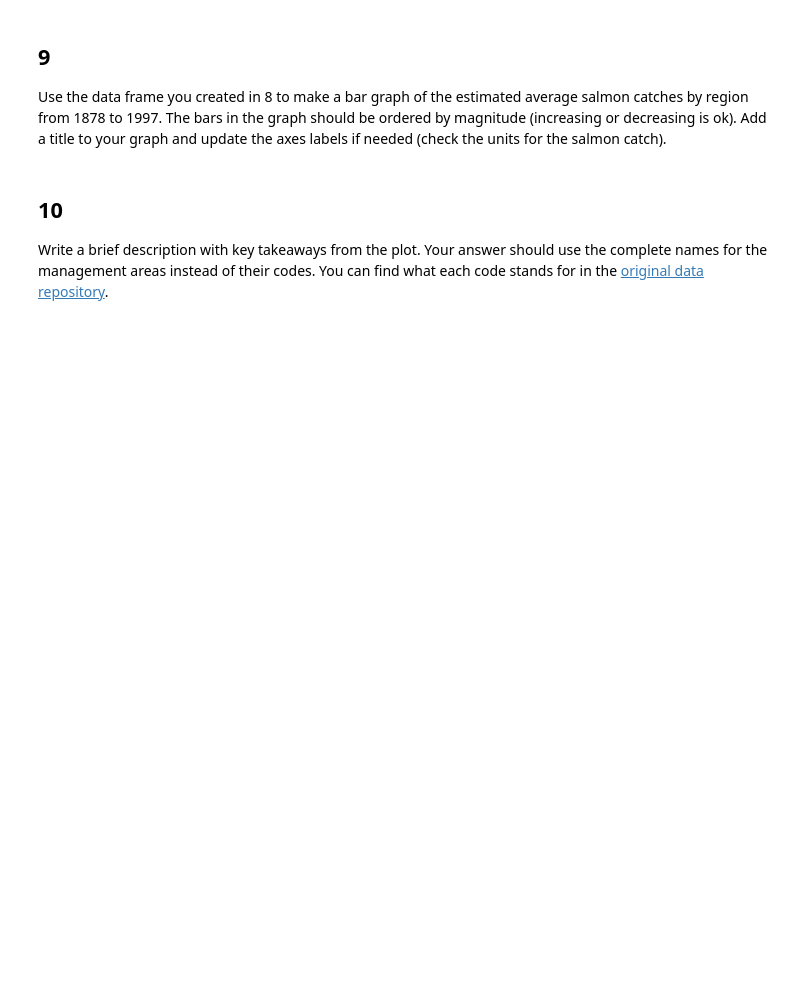
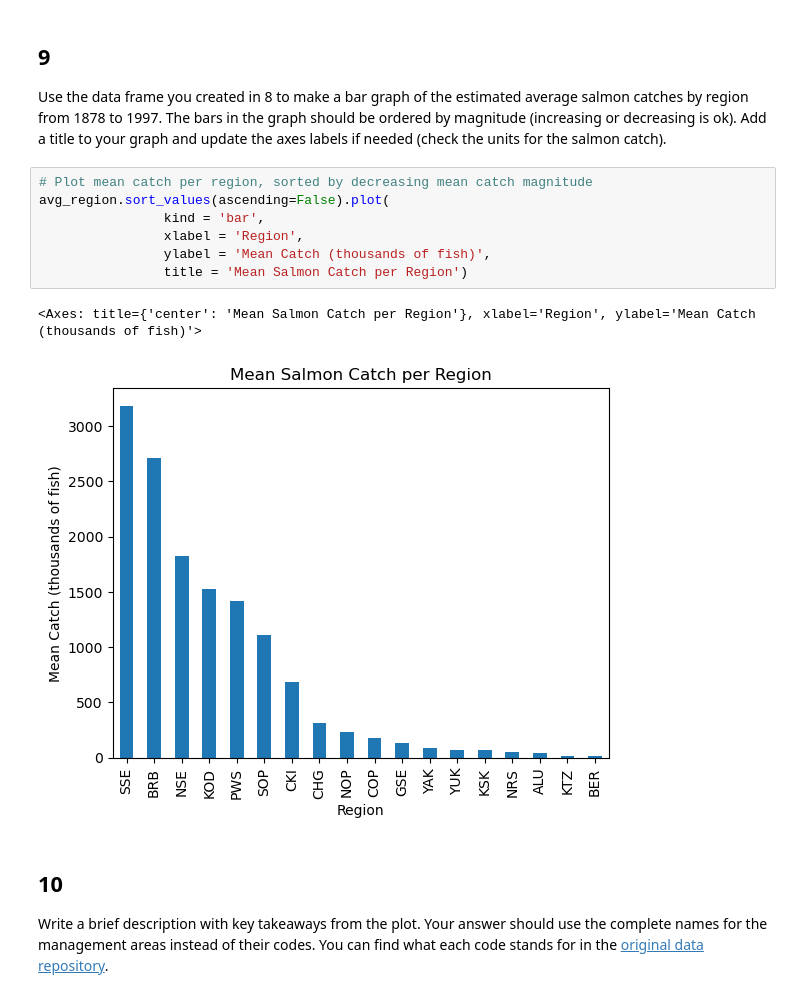
Before and after one commit to ssoriano22/eds220-hwk2, a Jupyter notebook: task2/hwk2-task2-salmon.ipynb, the cells around one changed output. Saved outputs shown, nothing was run; the diff lists cells and outputs as text; blank space fills up the shorter version.

```diff
--- a/task2/hwk2-task2-salmon.ipynb
+++ b/task2/hwk2-task2-salmon.ipynb
@@ -278,6 +301,16 @@ grader.check("q8")
 ## 9
 
 Use the data frame you created in 8 to make a bar graph of the estimated average salmon catches by region from 1878 to 1997. The bars in the graph should be ordered by magnitude (increasing or decreasing is ok). Add a title to your graph and update the axes labels if needed (check the units for the salmon catch).
+# %%
+# Plot mean catch per region, sorted by decreasing mean catch magnitude
+avg_region.sort_values(ascending=False).plot(
+                kind = 'bar',
+                xlabel = 'Region',
+                ylabel = 'Mean Catch (thousands of fish)',
+                title = 'Mean Salmon Catch per Region')
+# %% [output]
+<Axes: title={'center': 'Mean Salmon Catch per Region'}, xlabel='Region', ylabel='Mean Catch (thousands of fish)'>
+[figure, added]
 # %% [markdown]
 <!-- END QUESTION -->
 
```
Also changed, not shown: parts of 3 cells of this notebook.
